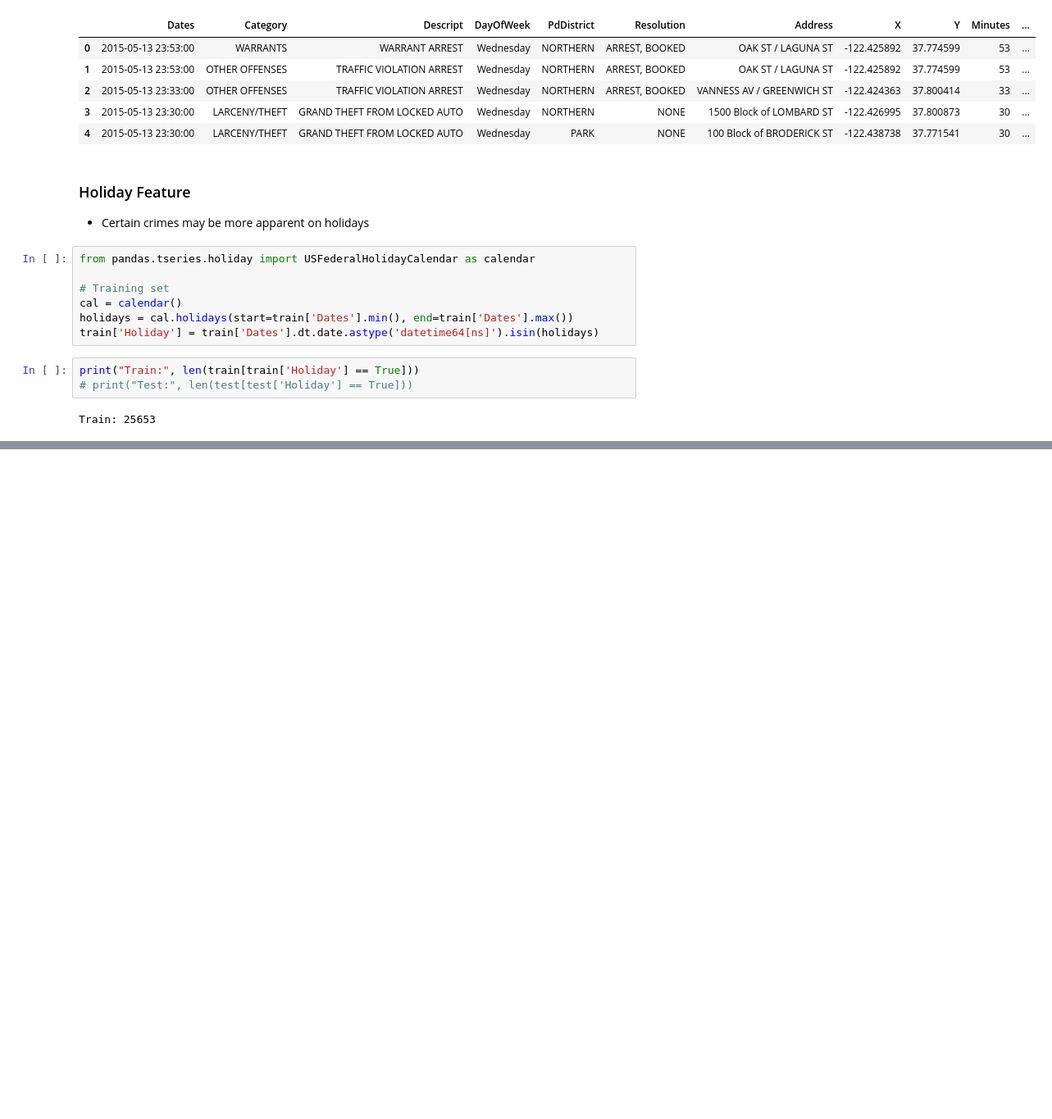
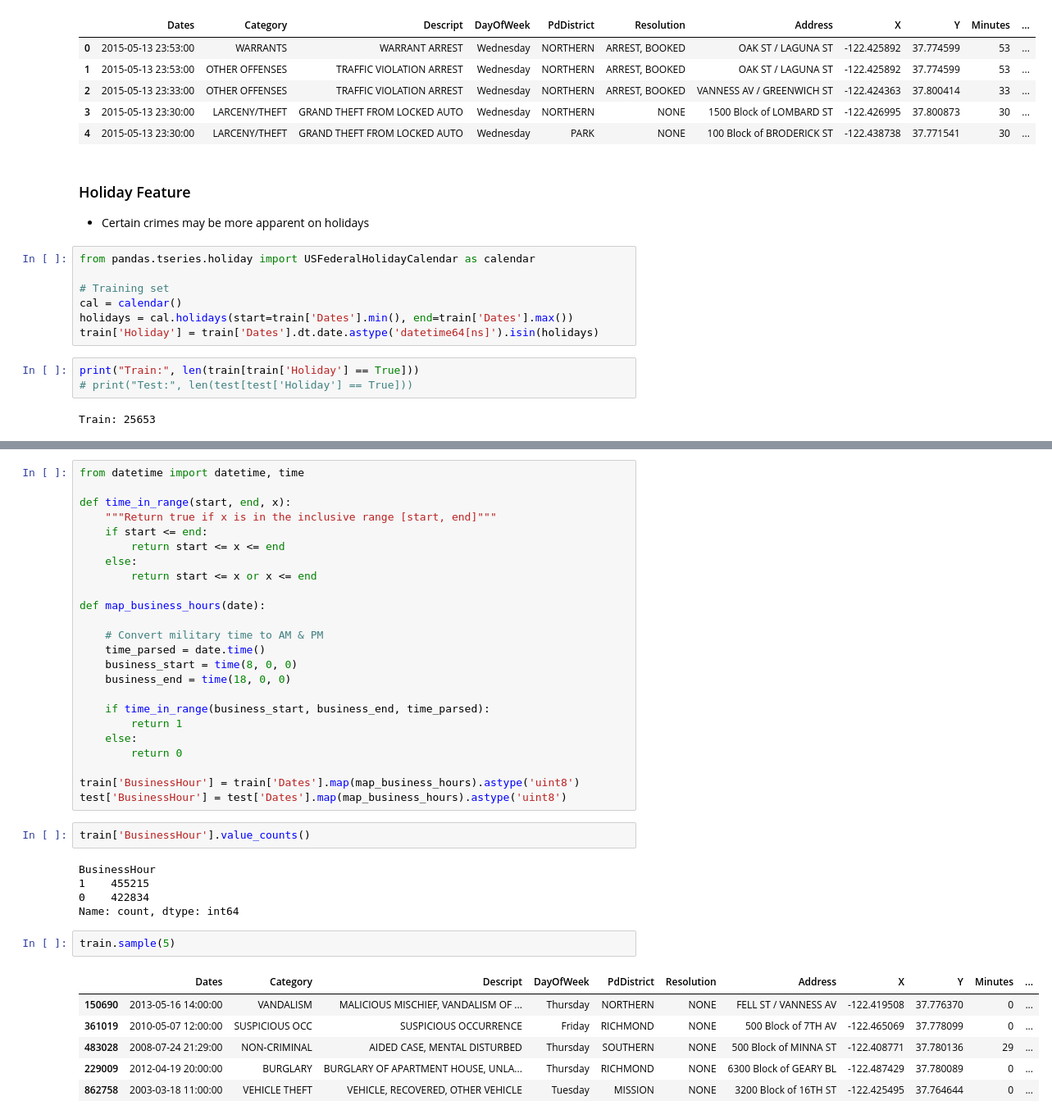
Before and after one commit to mj-awad17/Data_Analystics-Projects, a Jupyter notebook: sf-crime/sf-crime-prediction.ipynb, the cells around one changed output, grey strips where cells are left out. Shown at 82% size. Saved outputs shown, nothing was run; the diff lists cells and outputs as text; blank space fills up the shorter version.

```diff
--- a/sf-crime/sf-crime-prediction.ipynb
+++ b/sf-crime/sf-crime-prediction.ipynb
@@ -480,0 +485,40 @@ Train: 25653
+# %%
+from datetime import datetime, time
+
+def time_in_range(start, end, x):
+    """Return true if x is in the inclusive range [start, end]"""
+    if start <= end:
+        return start <= x <= end
+    else:
+        return start <= x or x <= end
+
+def map_business_hours(date):
+
+    # Convert military time to AM & PM
+    time_parsed = date.time()
+    business_start = time(8, 0, 0)
+    business_end = time(18, 0, 0)
+
+    if time_in_range(business_start, business_end, time_parsed):
+        return 1
+    else:
+        return 0
+
+train['BusinessHour'] = train['Dates'].map(map_business_hours).astype('uint8')
+test['BusinessHour'] = test['Dates'].map(map_business_hours).astype('uint8')
+# %%
+train['BusinessHour'].value_counts()
+# %% [output]
+BusinessHour
+1    455215
+0    422834
+Name: count, dtype: int64
+# %%
+train.sample(5)
+# %% [output]
+|  | Dates | Category | Descript | DayOfWeek | PdDistrict | Resolution | Address | X | Y | Minutes | ... |
+| 150690 | 2013-05-16 14:00:00 | VANDALISM | MALICIOUS MISCHIEF, VANDALISM OF ... | Thursday | NORTHERN | NONE | FELL ST / VANNESS AV | -122.419508 | 37.776370 | 0 | ... |
+| 361019 | 2010-05-07 12:00:00 | SUSPICIOUS OCC | SUSPICIOUS OCCURRENCE | Friday | RICHMOND | NONE | 500 Block of 7TH AV | -122.465069 | 37.778099 | 0 | ... |
+| 483028 | 2008-07-24 21:29:00 | NON-CRIMINAL | AIDED CASE, MENTAL DISTURBED | Thursday | SOUTHERN | NONE | 500 Block of MINNA ST | -122.408771 | 37.780136 | 29 | ... |
+| 229009 | 2012-04-19 20:00:00 | BURGLARY | BURGLARY OF APARTMENT HOUSE, UNLA... | Thursday | RICHMOND | NONE | 6300 Block of GEARY BL | -122.487429 | 37.780089 | 0 | ... |
+| 862758 | 2003-03-18 11:00:00 | VEHICLE THEFT | VEHICLE, RECOVERED, OTHER VEHICLE | Tuesday | MISSION | NONE | 3200 Block of 16TH ST | -122.425495 | 37.764644 | 0 | ... |
```
Also changed, not shown: parts of 24 cells of this notebook.
